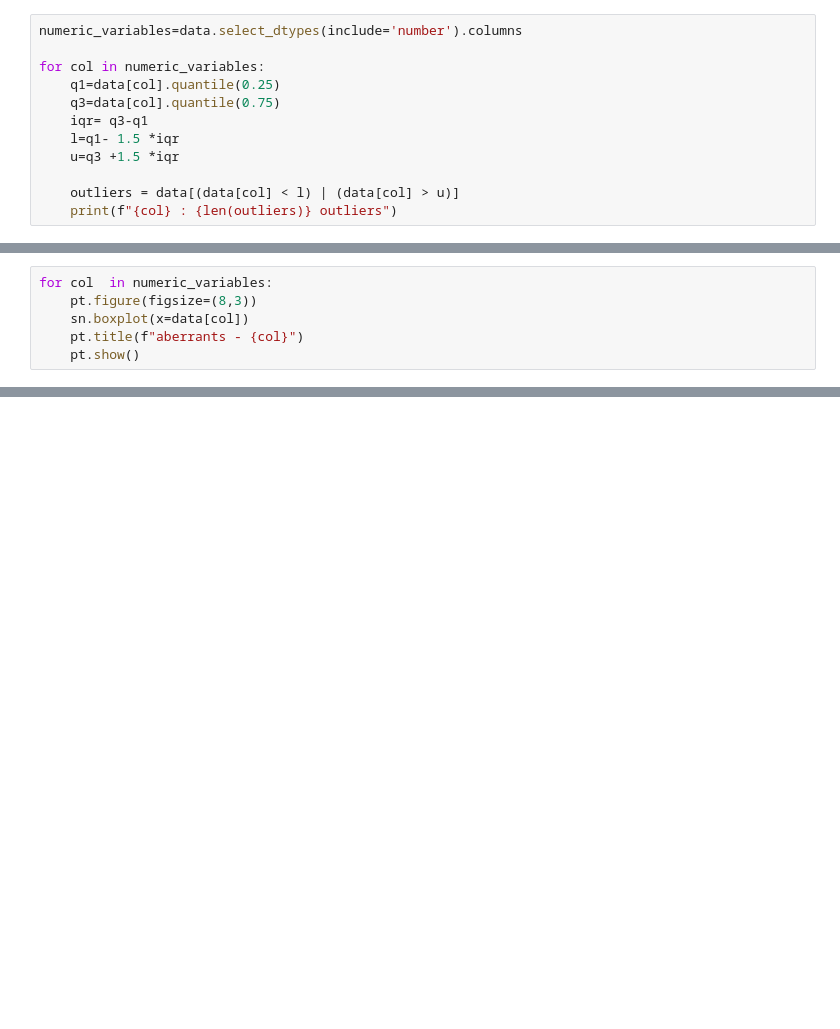
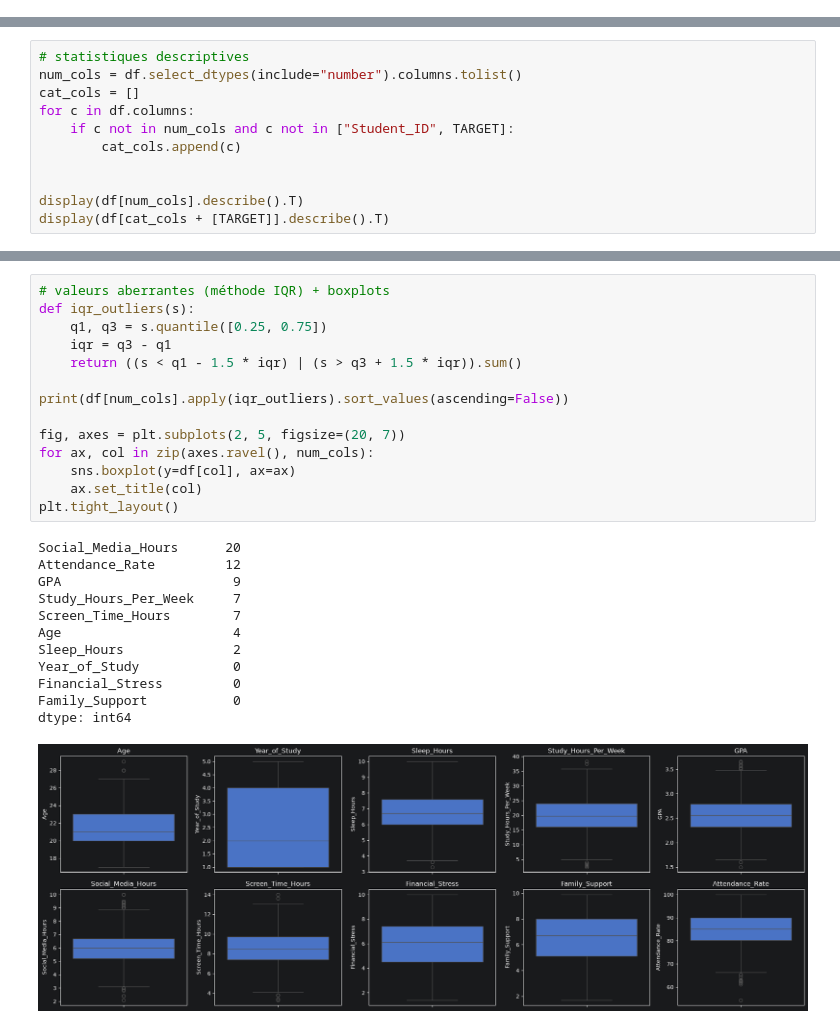
Before and after one commit to Oumohgh/Projet_Croisee, a Jupyter notebook: notebook/Eda.ipynb, the cells around one changed output, grey strips where cells are left out. Cells and saved outputs as stored; diff of their text form; blank space fills up the shorter version.

```diff
--- a/notebook/Eda.ipynb
+++ b/notebook/Eda.ipynb
@@ -111,12 +21,0 @@ print(" les doublons: ",data.duplicated().sum())
-# %%
-numeric_variables=data.select_dtypes(include='number').columns
-
-for col in numeric_variables:
-    q1=data[col].quantile(0.25)
-    q3=data[col].quantile(0.75)
-    iqr= q3-q1
-    l=q1- 1.5 *iqr
-    u=q3 +1.5 *iqr
-
-    outliers = data[(data[col] < l) | (data[col] > u)]
-    print(f"{col} : {len(outliers)} outliers")
@@ -134,6 +21,0 @@ Attendance_Rate : 12 outliers
-# %%
-for col  in numeric_variables:
-    pt.figure(figsize=(8,3))
-    sn.boxplot(x=data[col])
-    pt.title(f"aberrants - {col}")
-    pt.show()
@@ -150,0 +61,11 @@ for col  in numeric_variables:
+# %%
+# statistiques descriptives
+num_cols = df.select_dtypes(include="number").columns.tolist()
+cat_cols = []
+for c in df.columns:
+    if c not in num_cols and c not in ["Student_ID", TARGET]:
+        cat_cols.append(c)
+
+
+display(df[num_cols].describe().T)
+display(df[cat_cols + [TARGET]].describe().T)
@@ -150,0 +148,27 @@ for col  in numeric_variables:
+# %%
+# valeurs aberrantes (méthode IQR) + boxplots
+def iqr_outliers(s):
+    q1, q3 = s.quantile([0.25, 0.75])
+    iqr = q3 - q1
+    return ((s < q1 - 1.5 * iqr) | (s > q3 + 1.5 * iqr)).sum()
+
+print(df[num_cols].apply(iqr_outliers).sort_values(ascending=False))
+
+fig, axes = plt.subplots(2, 5, figsize=(20, 7))
+for ax, col in zip(axes.ravel(), num_cols):
+    sns.boxplot(y=df[col], ax=ax)
+    ax.set_title(col)
+plt.tight_layout()
+# %% [output]
+Social_Media_Hours      20
+Attendance_Rate         12
+GPA                      9
+Study_Hours_Per_Week     7
+Screen_Time_Hours        7
+Age                      4
+Sleep_Hours              2
+Year_of_Study            0
+Financial_Stress         0
+Family_Support           0
+dtype: int64
+[figure, added]
```
Also changed, not shown: parts of 26 cells of this notebook.
